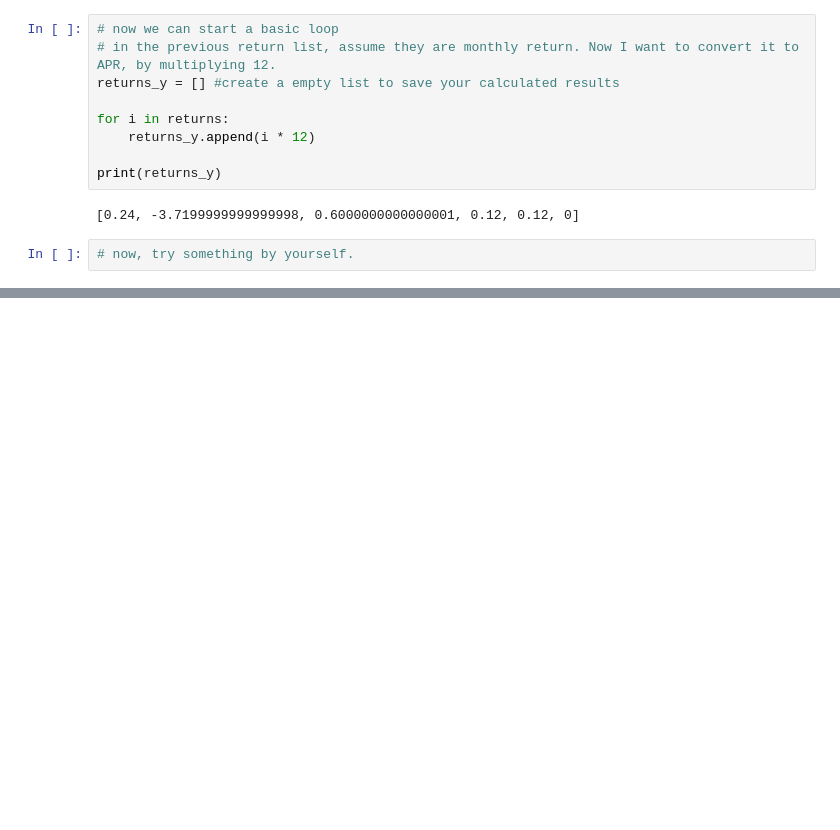
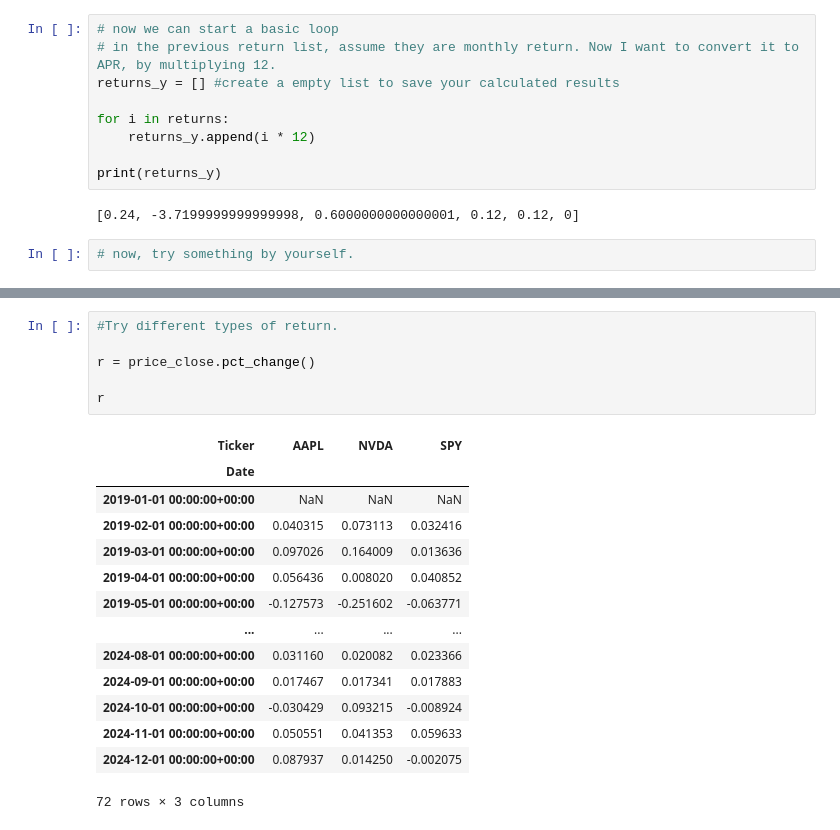
Before and after one commit to linxian963/Financial-Modeling-FINC-305, a Jupyter notebook: Pre-sec/prep.ipynb, the cells around one changed output, grey strips where cells are left out. Drawn from its saved outputs; the diff is of its cells as text; blank space fills up the shorter version.

```diff
--- a/Pre-sec/prep.ipynb
+++ b/Pre-sec/prep.ipynb
@@ -69,0 +150,21 @@ print(returns_y)
+# %%
+#Try different types of return.
+
+r = price_close.pct_change()
+
+r
+# %% [output]
+| Ticker | AAPL | NVDA | SPY |
+| Date |  |  |  |
+| 2019-01-01 00:00:00+00:00 | NaN | NaN | NaN |
+| 2019-02-01 00:00:00+00:00 | 0.040315 | 0.073113 | 0.032416 |
+| 2019-03-01 00:00:00+00:00 | 0.097026 | 0.164009 | 0.013636 |
+| 2019-04-01 00:00:00+00:00 | 0.056436 | 0.008020 | 0.040852 |
+| 2019-05-01 00:00:00+00:00 | -0.127573 | -0.251602 | -0.063771 |
+| ... | ... | ... | ... |
+| 2024-08-01 00:00:00+00:00 | 0.031160 | 0.020082 | 0.023366 |
+| 2024-09-01 00:00:00+00:00 | 0.017467 | 0.017341 | 0.017883 |
+| 2024-10-01 00:00:00+00:00 | -0.030429 | 0.093215 | -0.008924 |
+| 2024-11-01 00:00:00+00:00 | 0.050551 | 0.041353 | 0.059633 |
+| 2024-12-01 00:00:00+00:00 | 0.087937 | 0.014250 | -0.002075 |
+72 rows × 3 columns
```
Also changed, not shown: parts of 13 cells of this notebook, 7 other files.
